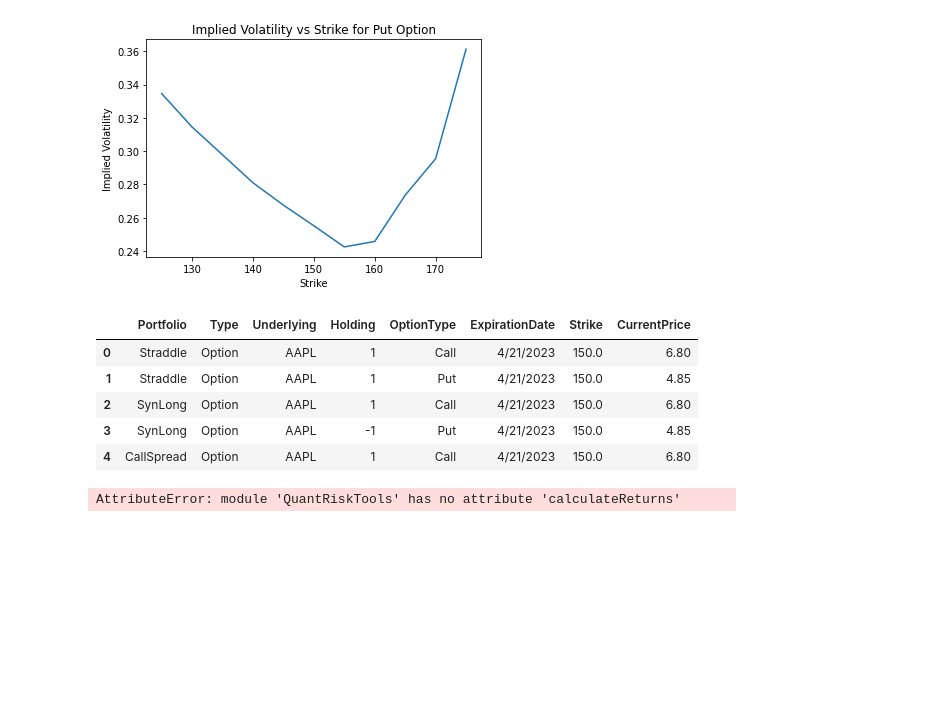
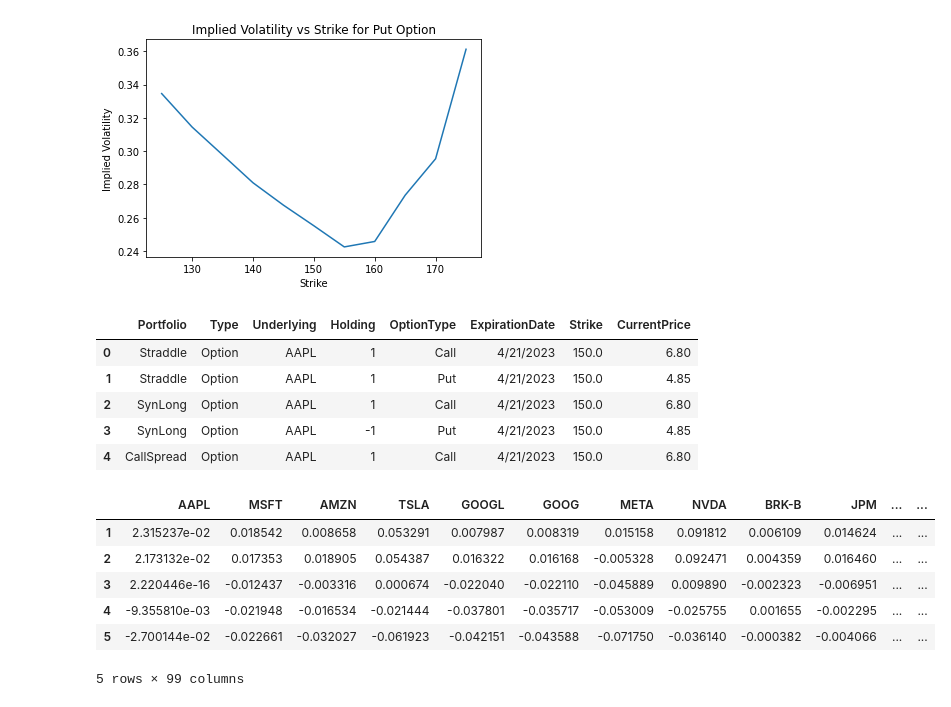
Before and after one commit to MEstrada21/FinTech-545-Spring2023, a Jupyter notebook: Week06/Project/HomeworkWeek06.ipynb, the cells around one changed output. Cells and saved outputs as stored; diff of their text form; code cells hidden in the pictures; blank space fills up the shorter version.

```diff
--- a/Week06/Project/HomeworkWeek06.ipynb
+++ b/Week06/Project/HomeworkWeek06.ipynb
@@ -340,4 +340,12 @@ import QuantRiskTools
-# %%
-DailyReturns = QuantRiskTools.calculateReturns(Dailyreturns,"Geometric")
-# %% [output]
-AttributeError: module 'QuantRiskTools' has no attribute 'calculateReturns'
+# %%
+Dailyreturns = Dailyreturns.drop(Dailyreturns.columns[0], axis=1)
+DailyReturns = QRT.calculateReturns(Dailyreturns, "Geometric")
+DailyReturns.head()
+# %% [output]
+|  | AAPL | MSFT | AMZN | TSLA | GOOGL | GOOG | META | NVDA | BRK-B | JPM | ... | ... |
+| 1 | 2.315237e-02 | 0.018542 | 0.008658 | 0.053291 | 0.007987 | 0.008319 | 0.015158 | 0.091812 | 0.006109 | 0.014624 | ... | ... |
+| 2 | 2.173132e-02 | 0.017353 | 0.018905 | 0.054387 | 0.016322 | 0.016168 | -0.005328 | 0.092471 | 0.004359 | 0.016460 | ... | ... |
+| 3 | 2.220446e-16 | -0.012437 | -0.003316 | 0.000674 | -0.022040 | -0.022110 | -0.045889 | 0.009890 | -0.002323 | -0.006951 | ... | ... |
+| 4 | -9.355810e-03 | -0.021948 | -0.016534 | -0.021444 | -0.037801 | -0.035717 | -0.053009 | -0.025755 | 0.001655 | -0.002295 | ... | ... |
+| 5 | -2.700144e-02 | -0.022661 | -0.032027 | -0.061923 | -0.042151 | -0.043588 | -0.071750 | -0.036140 | -0.000382 | -0.004066 | ... | ... |
+5 rows × 99 columns
```
Also changed, not shown: parts of 2 cells of this notebook.
